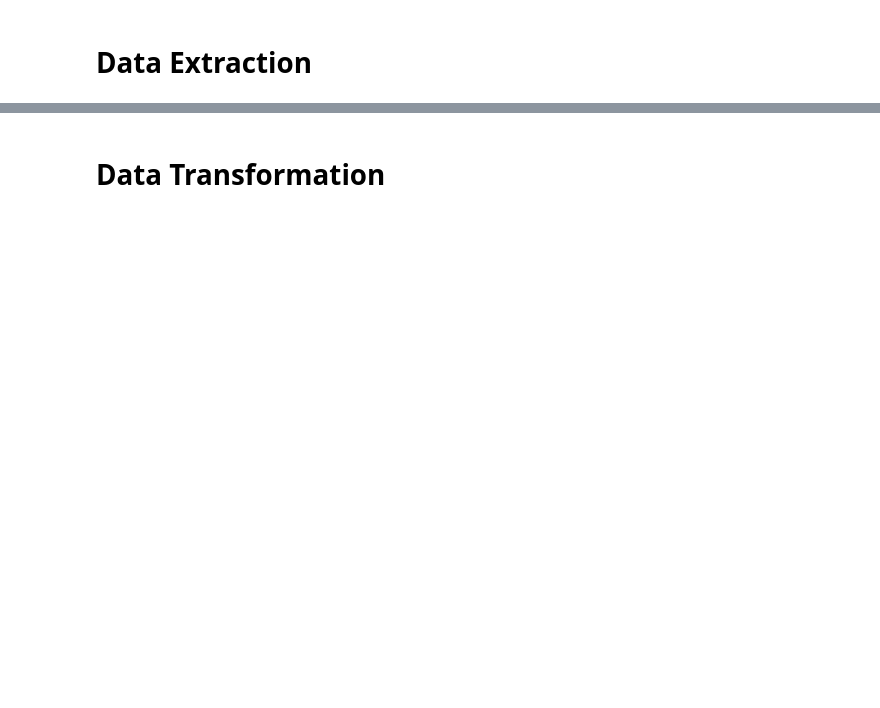
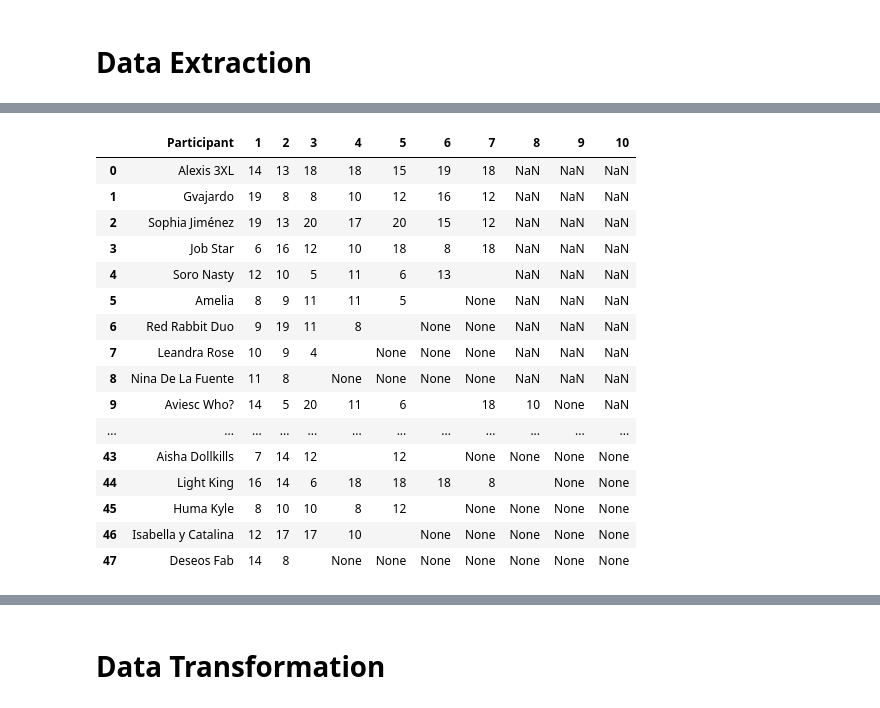
Before and after one commit to NilArj/drag_show, a Jupyter notebook: etl_show_progress_table.ipynb, the cells around one changed output, grey strips where cells are left out. Saved outputs shown, nothing was run; the diff lists cells and outputs as text; code cells hidden in the pictures; blank space fills up the shorter version.

```diff
--- a/etl_show_progress_table.ipynb
+++ b/etl_show_progress_table.ipynb
@@ -39 +76,40 @@ print(progress_s3)
+# %%
+#create a function to scrape data across multiple web pages with similar content
+
+def scrape_season_scores(url_score, num_columns, num_rows, table_number):
+    response = requests.get(url_score)
+    soup = BeautifulSoup(response.content, 'html.parser')
+
+    if response.status_code == 200:
+        # Locate the table and extract the data
+        tables = soup.find_all('table')
+
+        if len(tables) >= 8:
+            table = tables[table_number]
+
+        data = []
+        for i, row in enumerate(table.find_all('tr')):
+                cells = row.find_all('td')
+                if cells:
+                # Collect text content of the columns (up to num_columns)
+                    row_data = [cell.get_text(strip=True) for cell in cells[:num_columns]]
+                    data.append(row_data)
+
+                # Limit to the first num_rows
+                if i >= num_rows:
+                    break
+
+            # Create a DataFrame from the scraped data
+        df = pd.DataFrame(data, columns=["Participant"] + [str(i) for i in range(1, num_columns)])
+        df = df.drop_duplicates(subset=["Participant"])
+
+        return df
+    else:
+        print("Failed to retrieve the page. Status code:", response.status_code)
+        return None
+
+score_s2 = scrape_season_scores(url_2, 8, 10, 5)
+score_s3 = scrape_season_scores(url_3, 10, 14, 6)
+score_s4 = scrape_season_scores(url_4,11, 15, 7)
+score_s5 = scrape_season_scores(url_5, 11, 13, 5)
 # %%
@@ -41,3 +117,5 @@ progress_tables = [progress_s1, progress_s2, progress_s3, progress_s4, progress_
+# %%
+scores_df =[score_s2, score_s3, score_s4, score_s5]
 # %%
 # Create data frames from all the tables
 def create_dataframes(tables):
@@ -78,0 +157,21 @@ print(progress_all_df)
+# %%
+merge_all_scores_df =pd.concat(scores_df, ignore_index=True)
+merge_all_scores_df
+# %% [output]
+|  | Participant | 1 | 2 | 3 | 4 | 5 | 6 | 7 | 8 | 9 | 10 |
+| 0 | Alexis 3XL | 14 | 13 | 18 | 18 | 15 | 19 | 18 | NaN | NaN | NaN |
+| 1 | Gvajardo | 19 | 8 | 8 | 10 | 12 | 16 | 12 | NaN | NaN | NaN |
+| 2 | Sophia Jiménez | 19 | 13 | 20 | 17 | 20 | 15 | 12 | NaN | NaN | NaN |
+| 3 | Job Star | 6 | 16 | 12 | 10 | 18 | 8 | 18 | NaN | NaN | NaN |
+| 4 | Soro Nasty | 12 | 10 | 5 | 11 | 6 | 13 |  | NaN | NaN | NaN |
+| 5 | Amelia | 8 | 9 | 11 | 11 | 5 |  | None | NaN | NaN | NaN |
+| 6 | Red Rabbit Duo | 9 | 19 | 11 | 8 |  | None | None | NaN | NaN | NaN |
+| 7 | Leandra Rose | 10 | 9 | 4 |  | None | None | None | NaN | NaN | NaN |
+| 8 | Nina De La Fuente | 11 | 8 |  | None | None | None | None | NaN | NaN | NaN |
+| 9 | Aviesc Who? | 14 | 5 | 20 | 11 | 6 |  | 18 | 10 | None | NaN |
+| ... | ... | ... | ... | ... | ... | ... | ... | ... | ... | ... | ... |
+| 43 | Aisha Dollkills | 7 | 14 | 12 |  | 12 |  | None | None | None | None |
+| 44 | Light King | 16 | 14 | 6 | 18 | 18 | 18 | 8 |  | None | None |
+| 45 | Huma Kyle | 8 | 10 | 10 | 8 | 12 |  | None | None | None | None |
+| 46 | Isabella y Catalina | 12 | 17 | 17 | 10 |  | None | None | None | None | None |
+| 47 | Deseos Fab | 14 | 8 |  | None | None | None | None | None | None | None |
```
Also changed, not shown: parts of 25 cells of this notebook.
